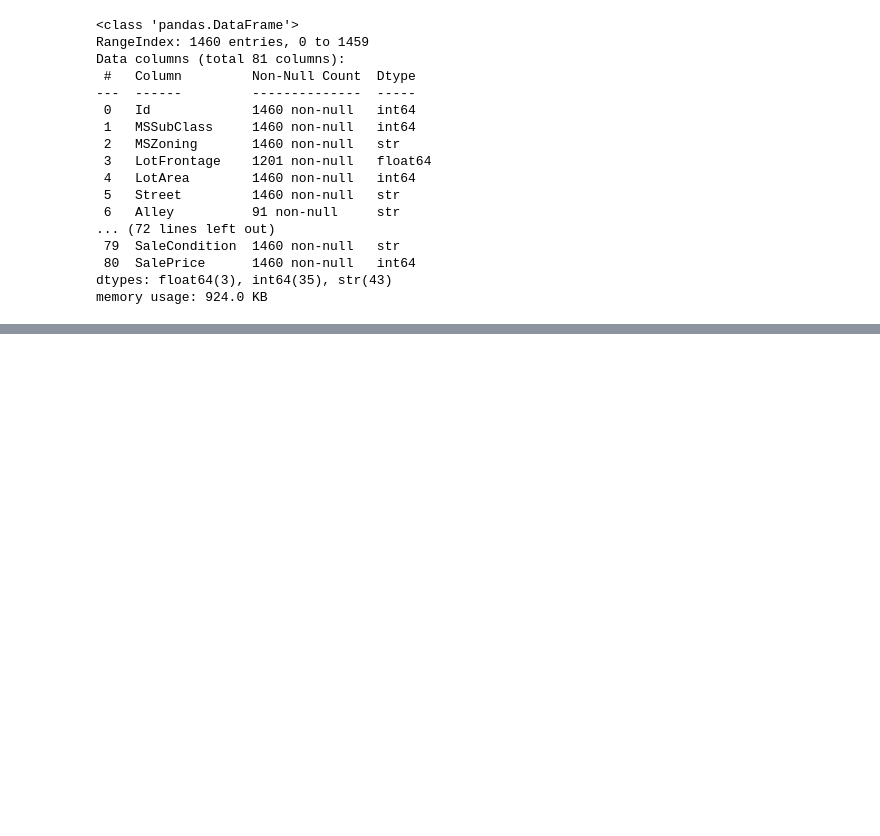
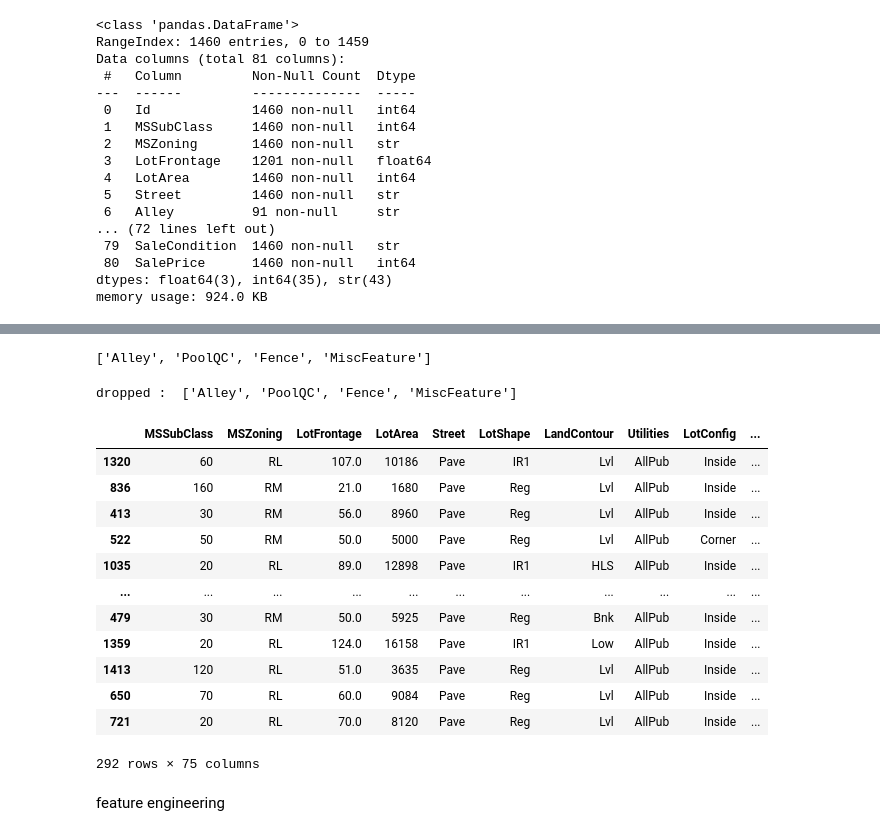
Before and after one commit to lukaLomadze/ML_Assignment_1, a Jupyter notebook: model_experiment.ipynb, the cells around one changed output, grey strips where cells are left out. Saved outputs shown, nothing was run; the diff lists cells and outputs as text; code cells hidden in the pictures; blank space fills up the shorter version.

```diff
--- a/model_experiment.ipynb
+++ b/model_experiment.ipynb
@@ -103,0 +204,2 @@ np.float64(0.15478309596295192)
+# %%
+missing = x_t.isna().mean()
@@ -103,0 +221,33 @@ np.float64(0.15478309596295192)
+# %%
+high_missing = missing[missing>0.70].index.tolist()
+# %%
+high_missing
+# %% [output]
+['Alley', 'PoolQC', 'Fence', 'MiscFeature']
+# %%
+x_t= x_t.drop(columns=high_missing)
+x_v= x_v.drop(columns=high_missing)
+
+print("dropped : ", high_missing)
+# %% [output]
+dropped :  ['Alley', 'PoolQC', 'Fence', 'MiscFeature']
+# %%
+filler = pre.NAFiller()
+x_t_na = filler.fit_transform(x_t,y_t)
+x_v_na = filler.transform(x_v)
+# %%
+x_v_na
+# %% [output]
+|  | MSSubClass | MSZoning | LotFrontage | LotArea | Street | LotShape | LandContour | Utilities | LotConfig | ... |
+| 1320 | 60 | RL | 107.0 | 10186 | Pave | IR1 | Lvl | AllPub | Inside | ... |
+| 836 | 160 | RM | 21.0 | 1680 | Pave | Reg | Lvl | AllPub | Inside | ... |
+| 413 | 30 | RM | 56.0 | 8960 | Pave | Reg | Lvl | AllPub | Inside | ... |
+| 522 | 50 | RM | 50.0 | 5000 | Pave | Reg | Lvl | AllPub | Corner | ... |
+| 1035 | 20 | RL | 89.0 | 12898 | Pave | IR1 | HLS | AllPub | Inside | ... |
+| ... | ... | ... | ... | ... | ... | ... | ... | ... | ... | ... |
+| 479 | 30 | RM | 50.0 | 5925 | Pave | Reg | Bnk | AllPub | Inside | ... |
+| 1359 | 20 | RL | 124.0 | 16158 | Pave | IR1 | Low | AllPub | Inside | ... |
+| 1413 | 120 | RL | 51.0 | 3635 | Pave | Reg | Lvl | AllPub | Inside | ... |
+| 650 | 70 | RL | 60.0 | 9084 | Pave | Reg | Lvl | AllPub | Inside | ... |
+| 721 | 20 | RL | 70.0 | 8120 | Pave | Reg | Lvl | AllPub | Inside | ... |
+292 rows × 75 columns
@@ -103,0 +256,2 @@ np.float64(0.15478309596295192)
+# %% [markdown]
+feature engineering
```
Also changed, not shown: parts of 65 cells of this notebook, 5 other files.
